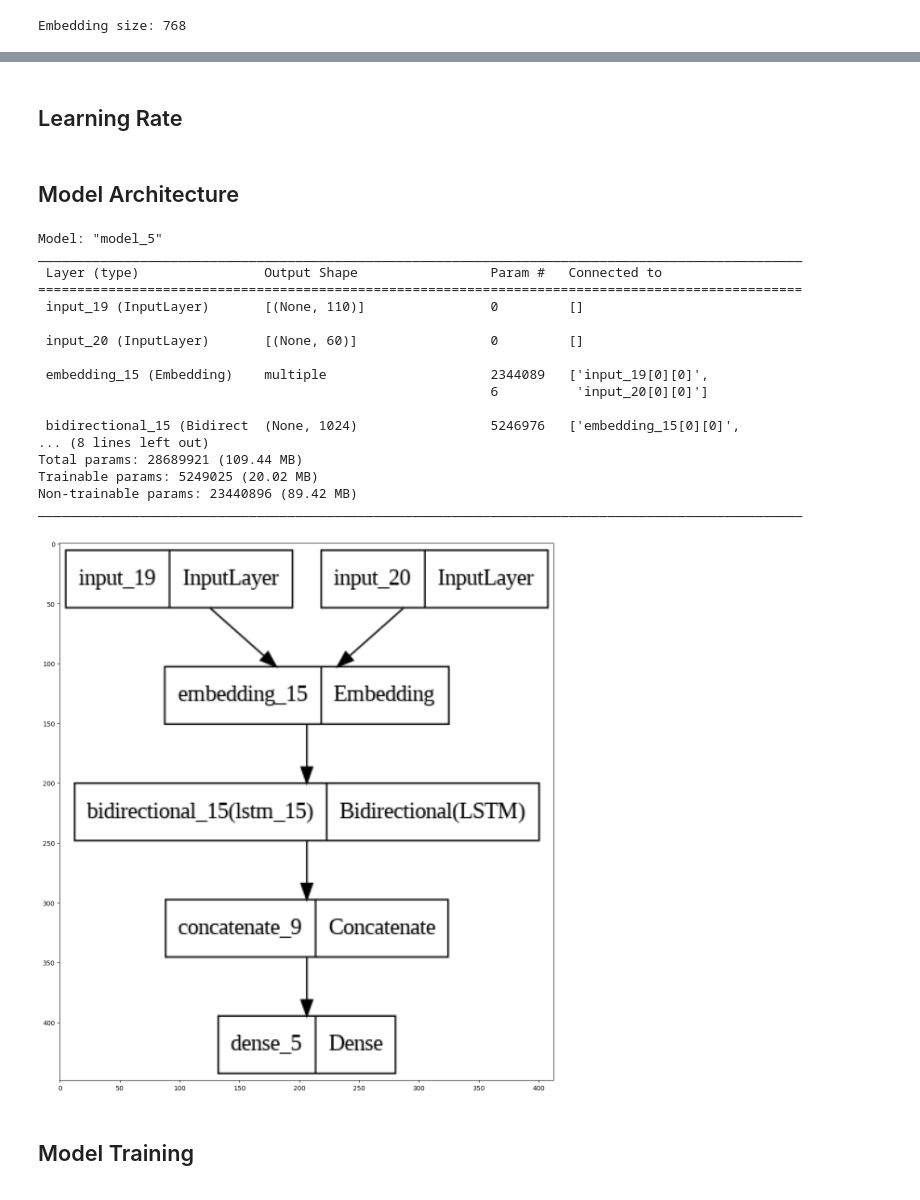
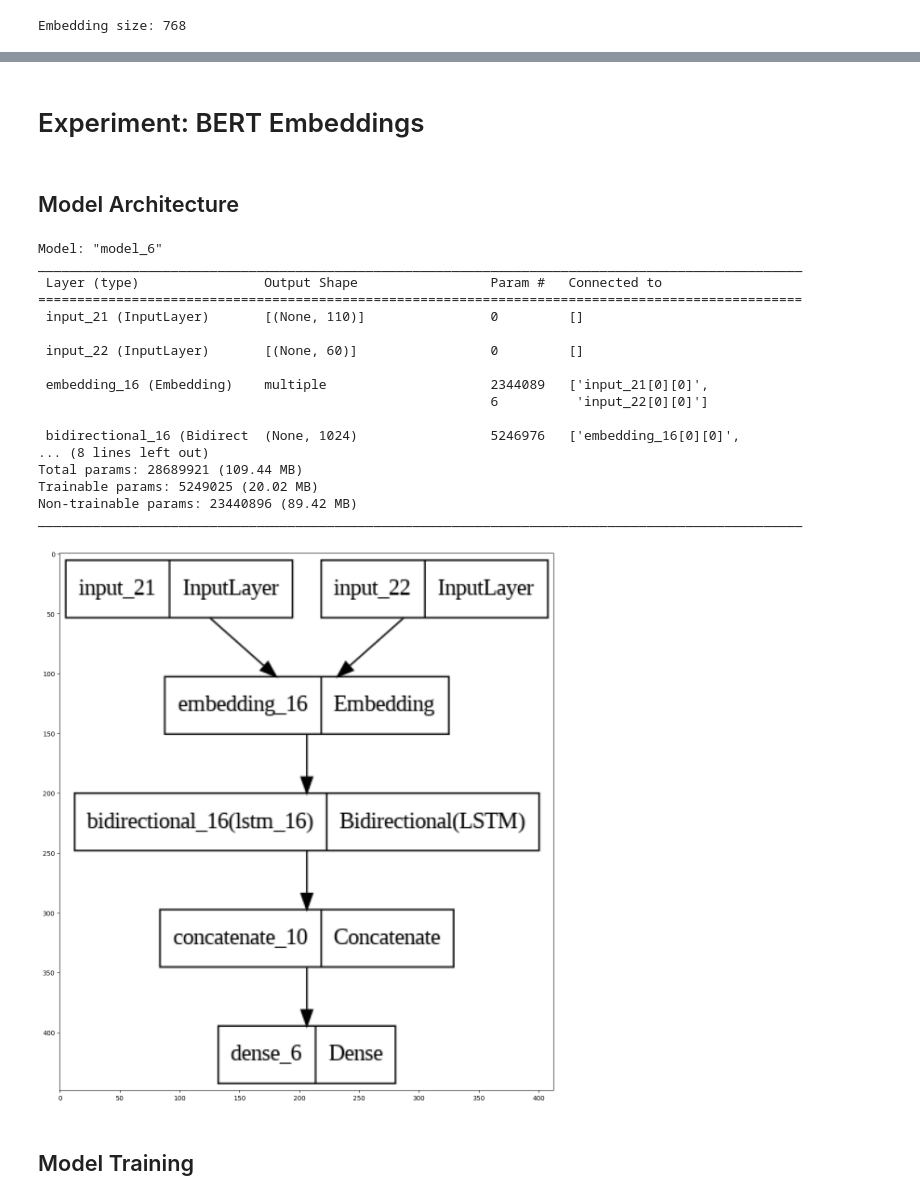
Before and after one commit to DennisKiselev/nlu-coursework, a Jupyter notebook: solution_B/experimentation_bert.ipynb, the cells around one changed output, grey strips where cells are left out. Drawn from its saved outputs; the diff is of its cells as text; code cells hidden in the pictures.

Commit message:
Experiment with sentence fusion, #2

```diff
--- a/solution_B/experimentation_bert.ipynb
+++ b/solution_B/experimentation_bert.ipynb
@@ -252,2 +249,0 @@ Embedding size: 768
-# %% [markdown]
-## Learning Rate
@@ -263,0 +250,2 @@ Embedding size: 768
+# %% [markdown]
+# Experiment: BERT Embeddings
@@ -267,41 +257,41 @@ Embedding size: 768
 input_premises = Input(shape=(MAX_PREMISE_LENGTH,))
 input_hypotheses = Input(shape=(MAX_HYPOTHESIS_LENGTH,))
 
 embedding_layer = Embedding(input_dim=VOCAB_SIZE, output_dim=EMBEDDING_SIZE, weights=[embedding_matrix], trainable=False)
 premises = embedding_layer(input_premises)
 hypotheses = embedding_layer(input_hypotheses)
 
 lstm_layer = Bidirectional(LSTM(512, return_sequences=False, dropout=DROPOUT))
 premises = lstm_layer(premises)
 hypotheses = lstm_layer(hypotheses)
 
 merged = concatenate([premises, hypotheses], axis=-1)
 
 output_layer = Dense(1, activation='sigmoid')(merged)
 
 model = Model(inputs=[input_premises, input_hypotheses], outputs=output_layer)
 model.compile(loss='binary_crossentropy', optimizer=OPTIMIZER, metrics=['accuracy'])
 
-show_model_architecture(model=model, filename="architecture_bert_embed.png")
+show_model_architecture(model=model, filename=f"{model_name}_architecture.png")
 # %% [output]
-Model: "model_5"
+Model: "model_6"
 __________________________________________________________________________________________________
  Layer (type)                Output Shape                 Param #   Connected to
 ==================================================================================================
- input_19 (InputLayer)       [(None, 110)]                0         []
+ input_21 (InputLayer)       [(None, 110)]                0         []
 
- input_20 (InputLayer)       [(None, 60)]                 0         []
+ input_22 (InputLayer)       [(None, 60)]                 0         []
 
- embedding_15 (Embedding)    multiple                     2344089   ['input_19[0][0]',
-                                                          6          'input_20[0][0]']
+ embedding_16 (Embedding)    multiple                     2344089   ['input_21[0][0]',
+                                                          6          'input_22[0][0]']
 
- bidirectional_15 (Bidirect  (None, 1024)                 5246976   ['embedding_15[0][0]',
+ bidirectional_16 (Bidirect  (None, 1024)                 5246976   ['embedding_16[0][0]',
 ... (8 lines left out)
 Total params: 28689921 (109.44 MB)
 Trainable params: 5249025 (20.02 MB)
 Non-trainable params: 23440896 (89.42 MB)
 __________________________________________________________________________________________________
-[figure, old version]
+[figure, new version]
 # %% [markdown]
 ## Model Training
 # %%
```
Also changed, not shown: parts of 31 cells of this notebook, 14 other files.
